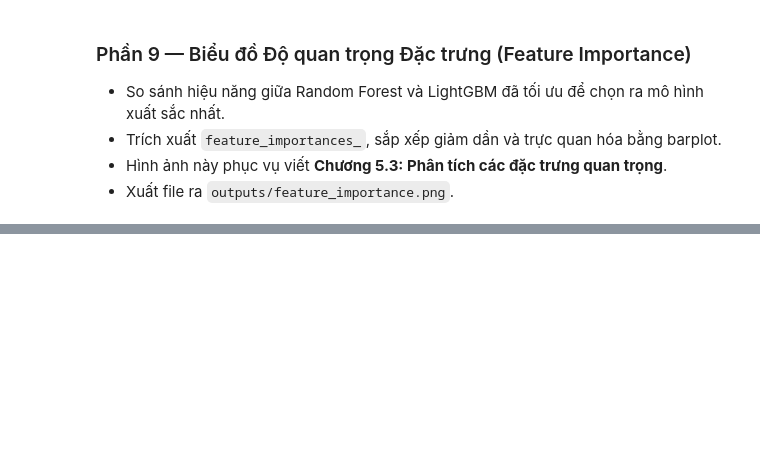
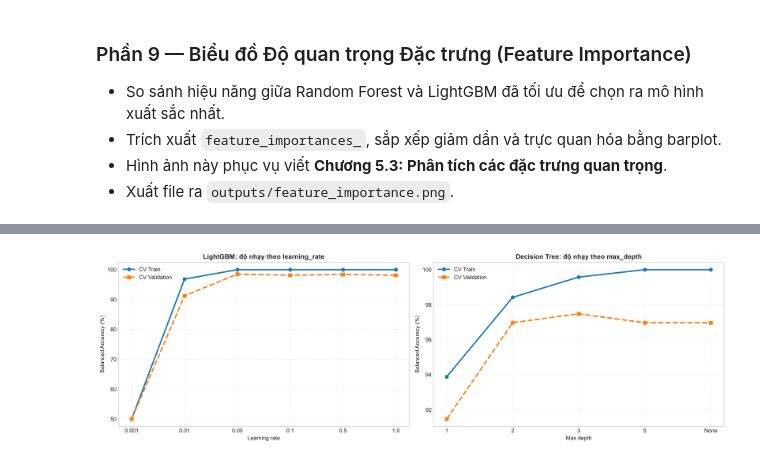
Before and after one commit to buiphuocbinh221006-ux/machine-learning-kidney-disease, a Jupyter notebook: main.ipynb, the cells around one changed output, grey strips where cells are left out. Cells and saved outputs as stored; diff of their text form; code cells hidden in the pictures; blank space fills up the shorter version.

```diff
--- a/main.ipynb
+++ b/main.ipynb
@@ -472,0 +441,80 @@ print(f'📸 Đã xuất biểu đồ phân tích độ nhạy tại: {sensitivi
+# %%
+# === PHẦN 11: PHÂN TÍCH ĐỘ NHẠY SIÊU THAM SỐ (TRAINING CV ONLY) ===
+
+# Khảo sát learning_rate cho LightGBM; các tham số khác được giữ cố định.
+lr_candidates = [0.001, 0.01, 0.05, 0.1, 0.5, 1.0]
+lgb_records = []
+for lr in lr_candidates:
+    estimator = LGBMClassifier(
+        learning_rate=lr, n_estimators=100, random_state=42, verbose=-1
+    )
+    scores = cross_validate(
+        estimator, X_train, y_train, cv=cv,
+        scoring='balanced_accuracy', n_jobs=1,
+        return_train_score=True
+    )
+    lgb_records.append({
+        'Learning Rate': lr,
+        'Train CV Balanced Accuracy (%)': scores['train_score'].mean() * 100,
+        'Validation CV Balanced Accuracy (%)': scores['test_score'].mean() * 100,
+        'Validation CV Std (%)': scores['test_score'].std(ddof=1) * 100,
+    })
+
+df_sensitivity_lgb = pd.DataFrame(lgb_records)
+print('📊 Độ nhạy LightGBM theo learning_rate (5-fold CV trên train):')
+display(df_sensitivity_lgb.round(2))
+print('-' * 80)
+
+# Khảo sát max_depth cho Decision Tree.
+depth_candidates = [1, 2, 3, 5, None]
+dt_records = []
+for depth in depth_candidates:
+    estimator = DecisionTreeClassifier(max_depth=depth, random_state=42)
+    scores = cross_validate(
+        estimator, X_train, y_train, cv=cv,
+        scoring='balanced_accuracy', n_jobs=1,
+        return_train_score=True
+    )
+    dt_records.append({
+        'Max Depth': 'None' if depth is None else str(depth),
+        'Train CV Balanced Accuracy (%)': scores['train_score'].mean() * 100,
+        'Validation CV Balanced Accuracy (%)': scores['test_score'].mean() * 100,
+        'Validation CV Std (%)': scores['test_score'].std(ddof=1) * 100,
+    })
+
+df_sensitivity_dt = pd.DataFrame(dt_records)
+print('📊 Độ nhạy Decision Tree theo max_depth (5-fold CV trên train):')
+display(df_sensitivity_dt.round(2))
+
+# Vẽ train-vs-validation CV; không có đường test.
+fig, axes = plt.subplots(1, 2, figsize=(16, 5), dpi=300)
+axes[0].plot(df_sensitivity_lgb['Learning Rate'].astype(str),
+             df_sensitivity_lgb['Train CV Balanced Accuracy (%)'],
+             marker='o', label='CV Train', linewidth=2.5)
+axes[0].plot(df_sensitivity_lgb['Learning Rate'].astype(str),
+             df_sensitivity_lgb['Validation CV Balanced Accuracy (%)'],
+             marker='s', label='CV Validation', linewidth=2.5, linestyle='--')
+axes[0].set_title('LightGBM: độ nhạy theo learning_rate', fontweight='bold')
+axes[0].set_xlabel('Learning rate')
+axes[0].set_ylabel('Balanced Accuracy (%)')
+axes[0].grid(True, linestyle=':', alpha=0.6)
+axes[0].legend()
+
+axes[1].plot(df_sensitivity_dt['Max Depth'],
+             df_sensitivity_dt['Train CV Balanced Accuracy (%)'],
+             marker='o', label='CV Train', linewidth=2.5)
+axes[1].plot(df_sensitivity_dt['Max Depth'],
+             df_sensitivity_dt['Validation CV Balanced Accuracy (%)'],
+             marker='s', label='CV Validation', linewidth=2.5, linestyle='--')
+axes[1].set_title('Decision Tree: độ nhạy theo max_depth', fontweight='bold')
+axes[1].set_xlabel('Max depth')
+axes[1].set_ylabel('Balanced Accuracy (%)')
+axes[1].grid(True, linestyle=':', alpha=0.6)
+axes[1].legend()
+
+plt.tight_layout()
+sensitivity_img_path = 'outputs/hyperparameter_sensitivity.png'
+plt.savefig(sensitivity_img_path, dpi=300, bbox_inches='tight')
+plt.show()
+print(f'📸 Đã xuất biểu đồ độ nhạy tại: {sensitivity_img_path}')
+# %% [output]
@@ -472,0 +537 @@ print(f'📸 Đã xuất biểu đồ phân tích độ nhạy tại: {sensitivi
+[figure, added]
```
Also changed, not shown: parts of 21 cells of this notebook, 11 other files.
